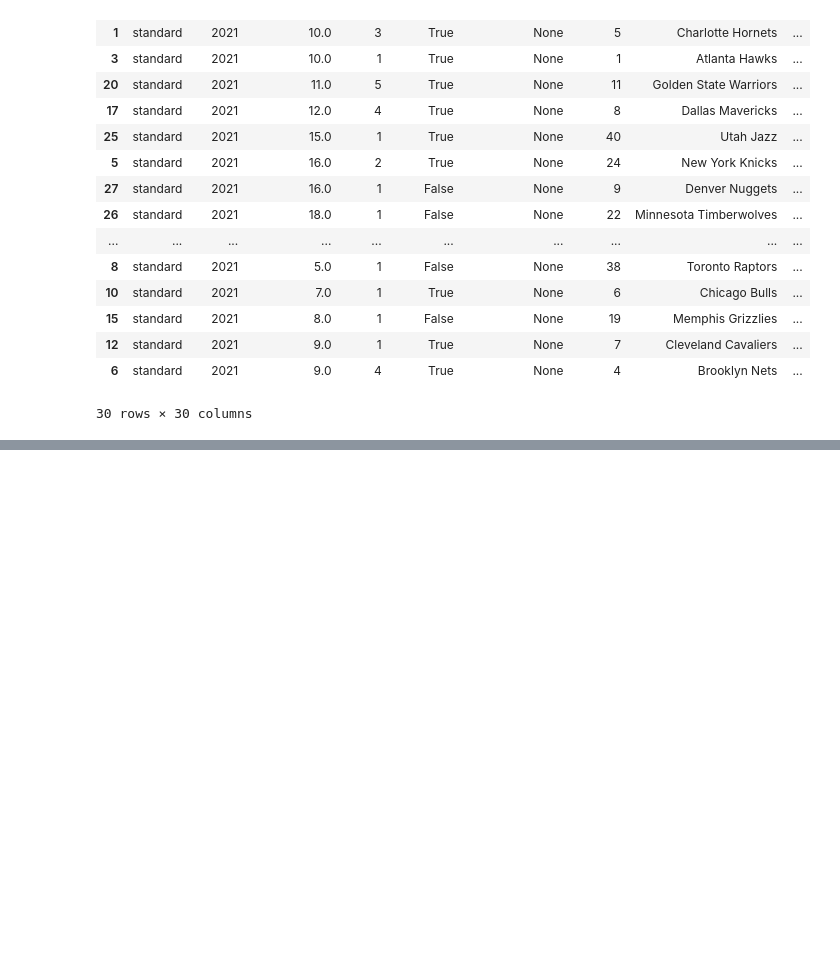
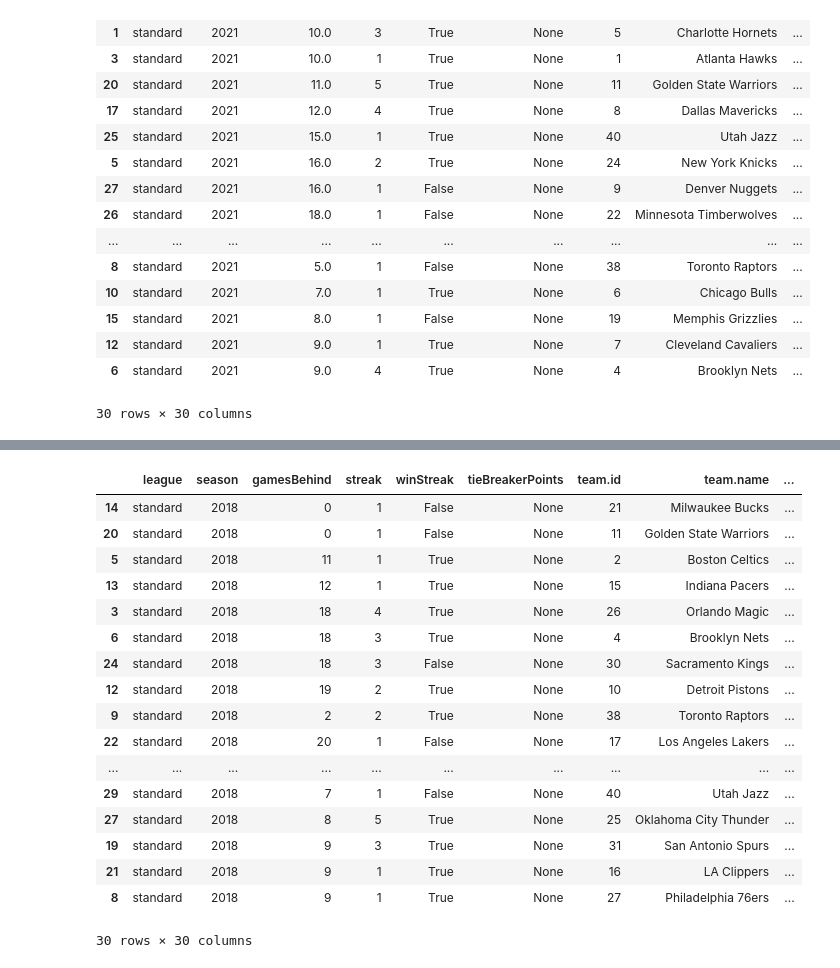
Before and after one commit to knox135/group-project-1, a Jupyter notebook: standings.ipynb, the cells around one changed output, grey strips where cells are left out. Cells and saved outputs as stored; diff of their text form; code cells hidden in the pictures; blank space fills up the shorter version.

```diff
--- a/standings.ipynb
+++ b/standings.ipynb
@@ -74,0 +247,13 @@ standings_df_csv
+# %%
+querystring18 = {"league":"standard","season":"2018"}
+
+headers = {
+	"X-RapidAPI-Key": "57ecd31499mshfd9806745498469p111422jsnd51630f333ce",
+	"X-RapidAPI-Host": "api-nba-v1.p.rapidapi.com"
+}
+
+response18 = requests.get(url, headers=headers, params=querystring18)
+response18_json = response18.json()
+
+
+print(json.dumps(response18_json['response'], indent=4))
@@ -74,0 +278,22 @@ standings_df_csv
+# %%
+standings18_df = pd.json_normalize(response18_json['response']).reset_index(drop=True)#.sort_values(by=gamesBehind, ascending=False)
+standings18_df.sort_values(by='gamesBehind', ascending=True)
+# %% [output]
+|  | league | season | gamesBehind | streak | winStreak | tieBreakerPoints | team.id | team.name | ... |
+| 14 | standard | 2018 | 0 | 1 | False | None | 21 | Milwaukee Bucks | ... |
+| 20 | standard | 2018 | 0 | 1 | False | None | 11 | Golden State Warriors | ... |
+| 5 | standard | 2018 | 11 | 1 | True | None | 2 | Boston Celtics | ... |
+| 13 | standard | 2018 | 12 | 1 | True | None | 15 | Indiana Pacers | ... |
+| 3 | standard | 2018 | 18 | 4 | True | None | 26 | Orlando Magic | ... |
+| 6 | standard | 2018 | 18 | 3 | True | None | 4 | Brooklyn Nets | ... |
+| 24 | standard | 2018 | 18 | 3 | False | None | 30 | Sacramento Kings | ... |
+| 12 | standard | 2018 | 19 | 2 | True | None | 10 | Detroit Pistons | ... |
+| 9 | standard | 2018 | 2 | 2 | True | None | 38 | Toronto Raptors | ... |
+| 22 | standard | 2018 | 20 | 1 | False | None | 17 | Los Angeles Lakers | ... |
+| ... | ... | ... | ... | ... | ... | ... | ... | ... | ... |
+| 29 | standard | 2018 | 7 | 1 | False | None | 40 | Utah Jazz | ... |
+| 27 | standard | 2018 | 8 | 5 | True | None | 25 | Oklahoma City Thunder | ... |
+| 19 | standard | 2018 | 9 | 3 | True | None | 31 | San Antonio Spurs | ... |
+| 21 | standard | 2018 | 9 | 1 | True | None | 16 | LA Clippers | ... |
+| 8 | standard | 2018 | 9 | 1 | True | None | 27 | Philadelphia 76ers | ... |
+30 rows × 30 columns
```
Also changed, not shown: parts of 27 cells of this notebook.
